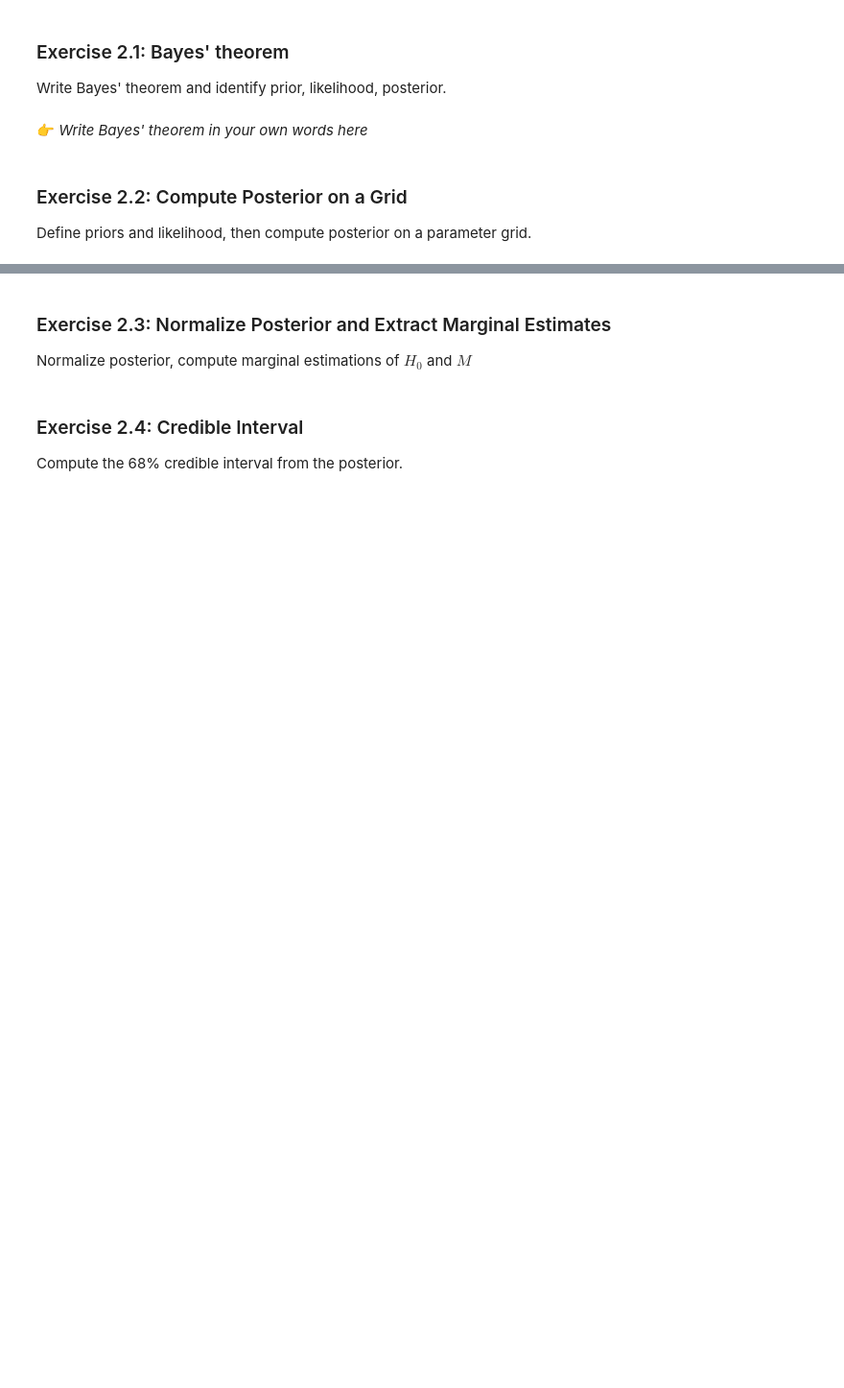
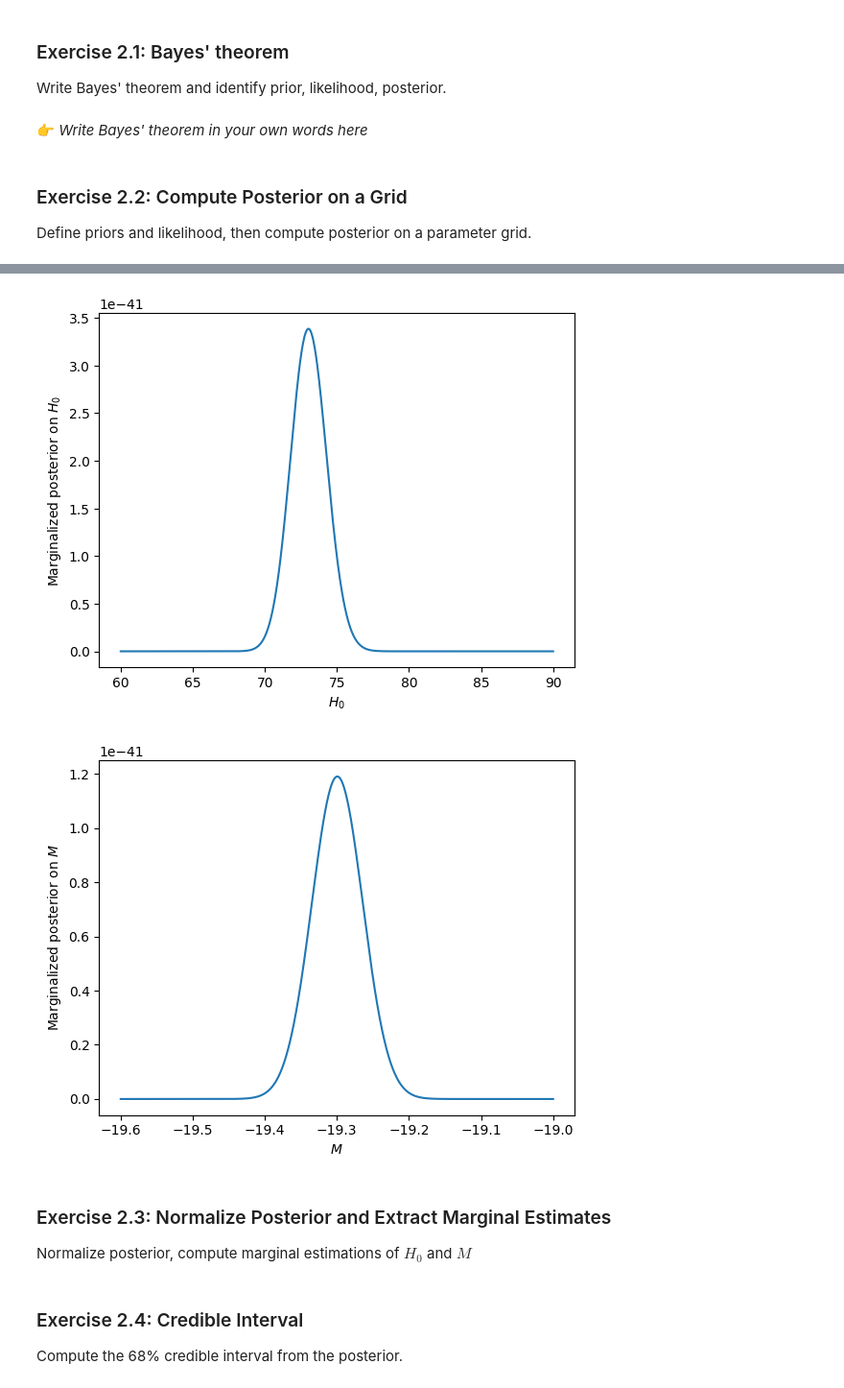
Before and after one commit to Estrellea/Stats4Cosmology, a Jupyter notebook: exercises/BasicCosmoStats_on_H0_exercise.ipynb, the cells around one changed output, grey strips where cells are left out. Shown at 96% size. Saved outputs shown, nothing was run; the diff lists cells and outputs as text; code cells hidden in the pictures; blank space fills up the shorter version.

```diff
--- a/exercises/BasicCosmoStats_on_H0_exercise.ipynb
+++ b/exercises/BasicCosmoStats_on_H0_exercise.ipynb
@@ -295,3 +358,20 @@ def evaluate_posterior_grid(data, theta_array):
+# %%
+marginal_H0 = np.sum(np.exp(log_posterior_tab), axis=0)
+plt.figure()
+plt.plot(H0_array, marginal_H0)
+plt.xlabel(r"$H_0$")
+plt.ylabel(r"Marginalized posterior on $H_0$")
+plt.show()
+
+marginal_M = np.sum(np.exp(log_posterior_tab), axis=1)
+plt.figure()
+plt.plot(M_array, marginal_M)
+plt.xlabel(r"$M$")
+plt.ylabel(r"Marginalized posterior on $M$")
+plt.show()
+# %% [output]
+[figure, added]
+[figure, added]
 # %% [markdown]
 ### Exercise 2.3: Normalize Posterior and Extract Marginal Estimates
 Normalize posterior, compute marginal estimations of $H_0$ and $M$
```
Also changed, not shown: parts of 17 cells of this notebook.
